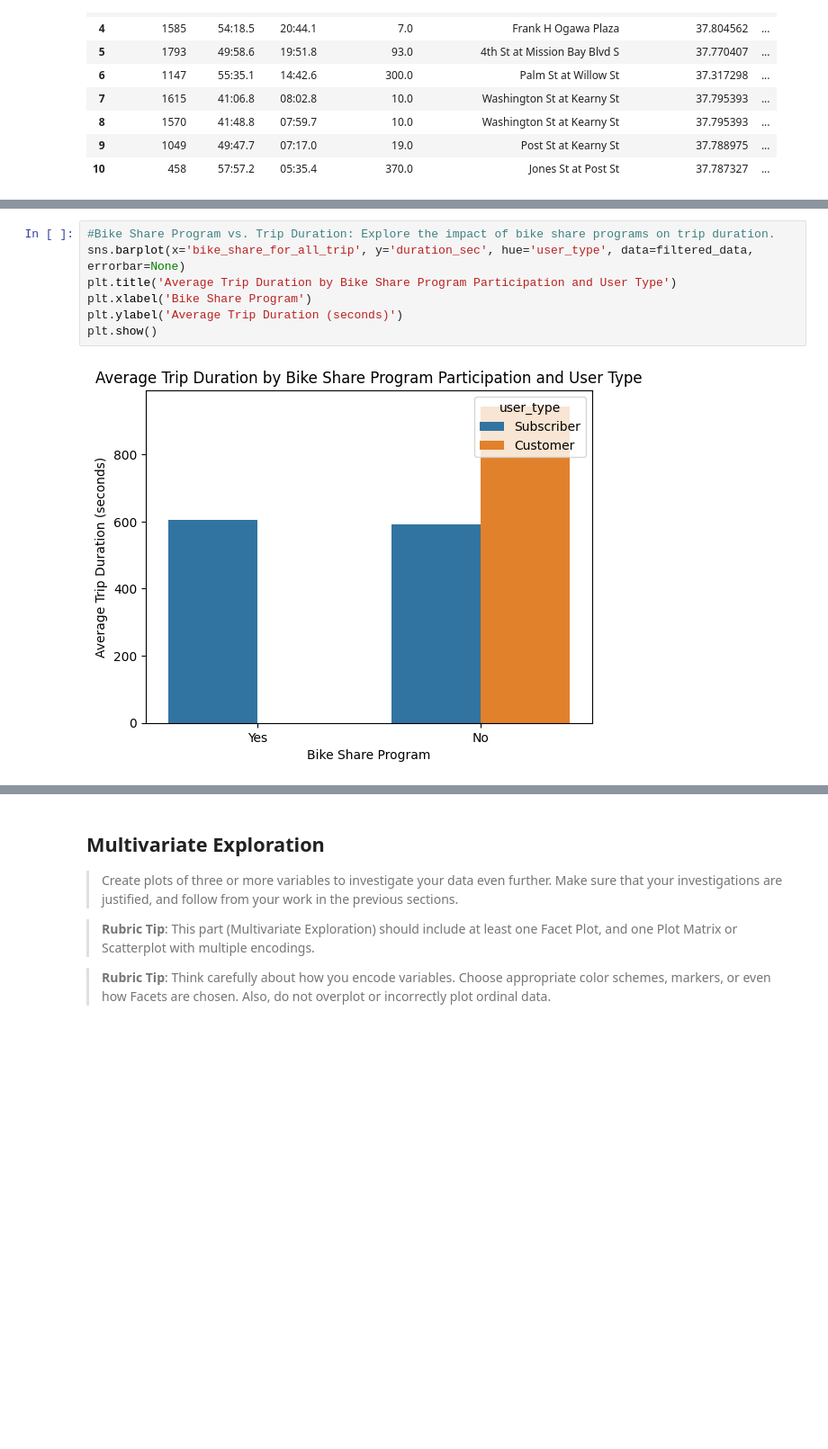
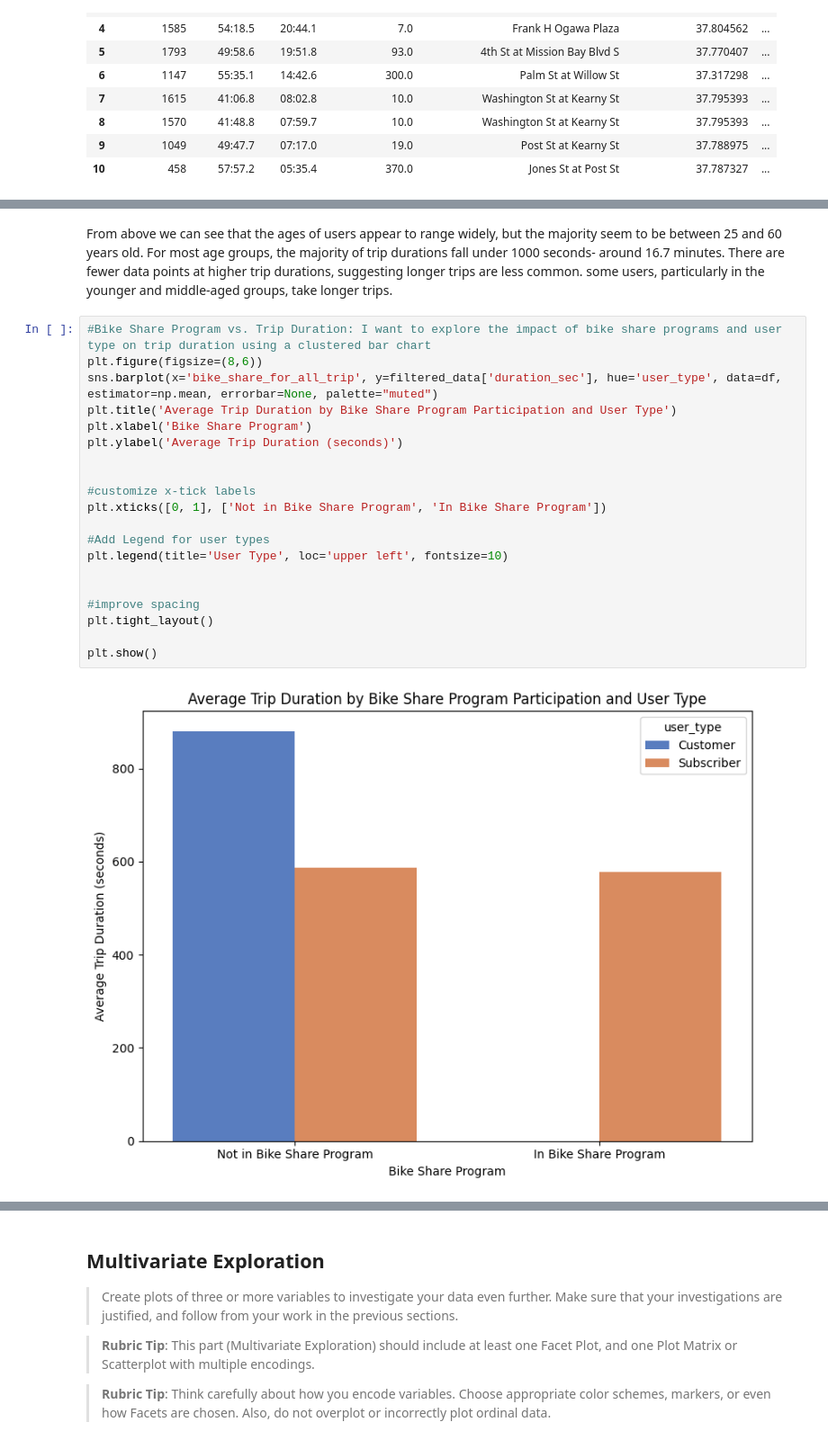
Before and after one commit to naamabenita/Final-Project, a Jupyter notebook: Part_I_exploration_template.ipynb, the cells around one changed output, grey strips where cells are left out. Shown at 90% size. Saved outputs shown, nothing was run; the diff lists cells and outputs as text; blank space fills up the shorter version.

```diff
--- a/Part_I_exploration_template.ipynb
+++ b/Part_I_exploration_template.ipynb
@@ -318,9 +322,27 @@ plt.show()
+# %% [markdown]
+From above we can see that the ages of users appear to range widely, but the majority seem to be between 25 and 60 years old.
+For most age groups, the majority of trip durations fall under 1000 seconds- around 16.7 minutes.
+There are fewer data points at higher trip durations, suggesting longer trips are less common.
+some users, particularly in the younger and middle-aged groups, take longer trips.
 # %%
-#Bike Share Program vs. Trip Duration: Explore the impact of bike share programs on trip duration.
-sns.barplot(x='bike_share_for_all_trip', y='duration_sec', hue='user_type', data=filtered_data, errorbar=None)
+#Bike Share Program vs. Trip Duration: I want to explore the impact of bike share programs and user type on trip duration using a clustered bar chart
+plt.figure(figsize=(8,6))
+sns.barplot(x='bike_share_for_all_trip', y=filtered_data['duration_sec'], hue='user_type', data=df, estimator=np.mean, errorbar=None, palette="muted")
 plt.title('Average Trip Duration by Bike Share Program Participation and User Type')
 plt.xlabel('Bike Share Program')
 plt.ylabel('Average Trip Duration (seconds)')
+
+
+#customize x-tick labels
+plt.xticks([0, 1], ['Not in Bike Share Program', 'In Bike Share Program'])
+
+#Add Legend for user types
+plt.legend(title='User Type', loc='upper left', fontsize=10)
+
+
+#improve spacing
+plt.tight_layout()
+
 plt.show()
 # %% [output]
-[figure, old version]
+[figure, new version]
```
Also changed, not shown: parts of 27 cells of this notebook.
